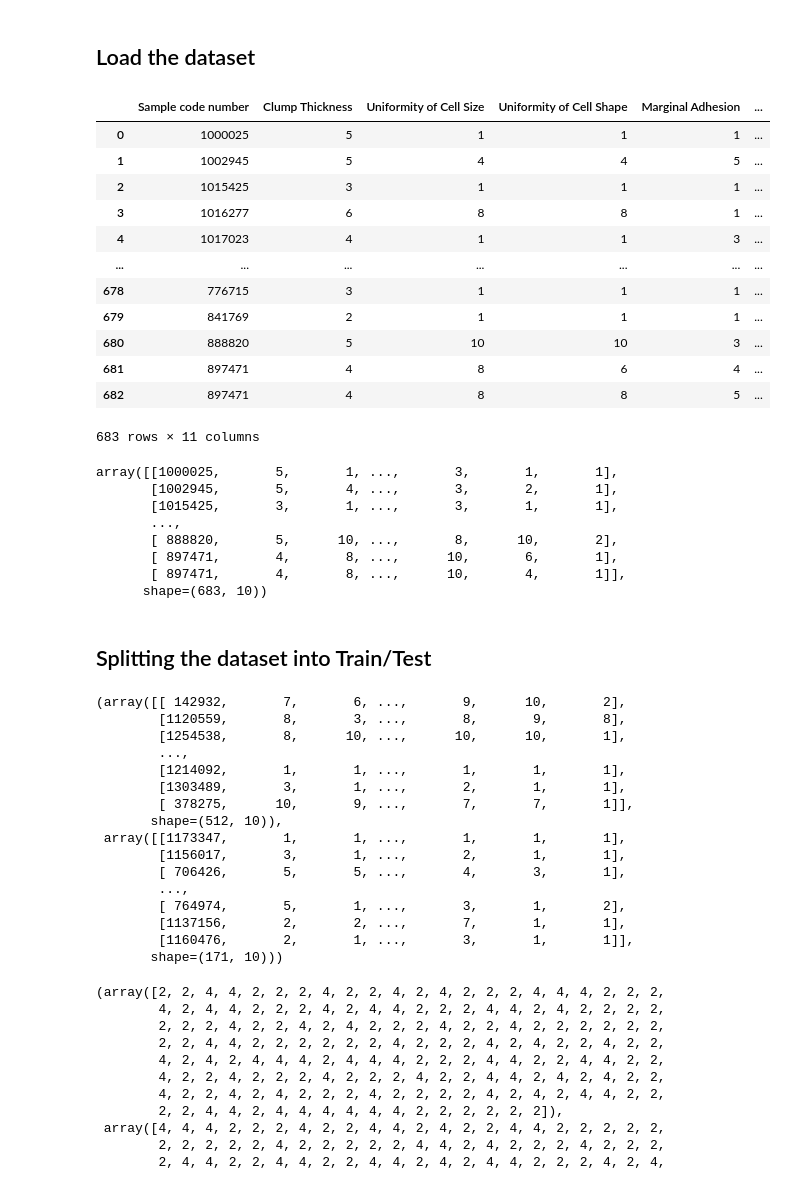
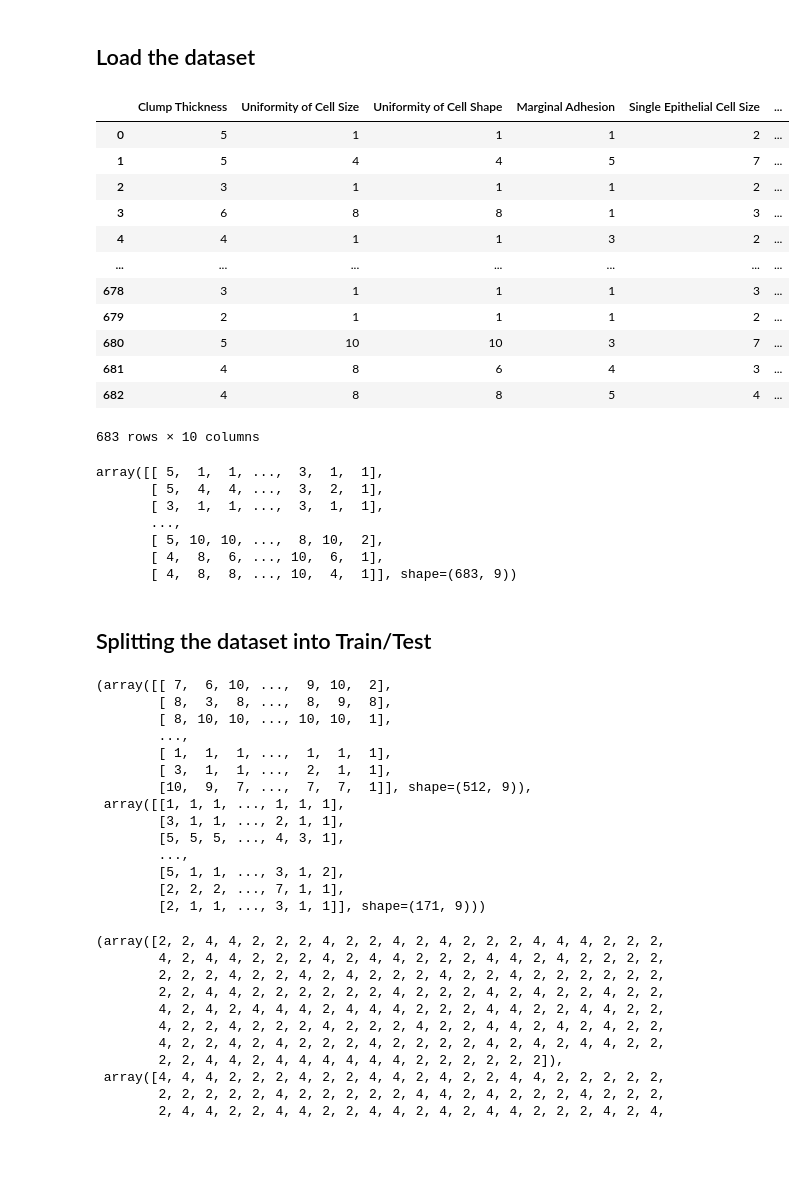
Before and after one commit to vishaltechevangelist/ml_a_to_z, a Jupyter notebook: notebooks/classification-models/model-evaluation-decision-tree-classification.ipynb, the cells around one changed output. Drawn from its saved outputs; the diff is of its cells as text; code cells hidden in the pictures; blank space fills up the shorter version.

```diff
--- a/notebooks/classification-models/model-evaluation-decision-tree-classification.ipynb
+++ b/notebooks/classification-models/model-evaluation-decision-tree-classification.ipynb
@@ -11,33 +11,33 @@ import os.path
 # %%
 raw_data_file_path = '/Users/vishalsaxena/Documents/DS_Workspace/udemy_ml_algo_python/data/raw/'
 dataset = pd.read_csv(os.path.join(raw_data_file_path, 'breast-cancer.csv'))
+dataset.drop(columns=['Sample code number'], inplace=True)
 dataset
 # %% [output]
-|  | Sample code number | Clump Thickness | Uniformity of Cell Size | Uniformity of Cell Shape | Marginal Adhesion | ... |
-| 0 | 1000025 | 5 | 1 | 1 | 1 | ... |
-| 1 | 1002945 | 5 | 4 | 4 | 5 | ... |
-| 2 | 1015425 | 3 | 1 | 1 | 1 | ... |
-| 3 | 1016277 | 6 | 8 | 8 | 1 | ... |
-| 4 | 1017023 | 4 | 1 | 1 | 3 | ... |
+|  | Clump Thickness | Uniformity of Cell Size | Uniformity of Cell Shape | Marginal Adhesion | Single Epithelial Cell Size | ... |
+| 0 | 5 | 1 | 1 | 1 | 2 | ... |
+| 1 | 5 | 4 | 4 | 5 | 7 | ... |
+| 2 | 3 | 1 | 1 | 1 | 2 | ... |
+| 3 | 6 | 8 | 8 | 1 | 3 | ... |
+| 4 | 4 | 1 | 1 | 3 | 2 | ... |
 | ... | ... | ... | ... | ... | ... | ... |
-| 678 | 776715 | 3 | 1 | 1 | 1 | ... |
-| 679 | 841769 | 2 | 1 | 1 | 1 | ... |
-| 680 | 888820 | 5 | 10 | 10 | 3 | ... |
-| 681 | 897471 | 4 | 8 | 6 | 4 | ... |
-| 682 | 897471 | 4 | 8 | 8 | 5 | ... |
+| 678 | 3 | 1 | 1 | 1 | 3 | ... |
+| 679 | 2 | 1 | 1 | 1 | 2 | ... |
+| 680 | 5 | 10 | 10 | 3 | 7 | ... |
+| 681 | 4 | 8 | 6 | 4 | 3 | ... |
+| 682 | 4 | 8 | 8 | 5 | 4 | ... |
-683 rows × 11 columns
+683 rows × 10 columns
 # %%
 X = dataset.iloc[:,:-1].values
 X
 # %% [output]
-array([[1000025,       5,       1, ...,       3,       1,       1],
-       [1002945,       5,       4, ...,       3,       2,       1],
-       [1015425,       3,       1, ...,       3,       1,       1],
+array([[ 5,  1,  1, ...,  3,  1,  1],
+       [ 5,  4,  4, ...,  3,  2,  1],
+       [ 3,  1,  1, ...,  3,  1,  1],
        ...,
-       [ 888820,       5,      10, ...,       8,      10,       2],
-       [ 897471,       4,       8, ...,      10,       6,       1],
-       [ 897471,       4,       8, ...,      10,       4,       1]],
-      shape=(683, 10))
+       [ 5, 10, 10, ...,  8, 10,  2],
+       [ 4,  8,  6, ..., 10,  6,  1],
+       [ 4,  8,  8, ..., 10,  4,  1]], shape=(683, 9))
 # %%
 y = dataset.iloc[:,-1].values
 # %% [markdown]
@@ -47,22 +47,20 @@ from sklearn.model_selection import train_test_split
 X_train, X_test, y_train, y_test = train_test_split(X, y, test_size=0.25, random_state=0)
 X_train, X_test
 # %% [output]
-(array([[ 142932,       7,       6, ...,       9,      10,       2],
-        [1120559,       8,       3, ...,       8,       9,       8],
-        [1254538,       8,      10, ...,      10,      10,       1],
+(array([[ 7,  6, 10, ...,  9, 10,  2],
+        [ 8,  3,  8, ...,  8,  9,  8],
+        [ 8, 10, 10, ..., 10, 10,  1],
         ...,
-        [1214092,       1,       1, ...,       1,       1,       1],
-        [1303489,       3,       1, ...,       2,       1,       1],
-        [ 378275,      10,       9, ...,       7,       7,       1]],
-       shape=(512, 10)),
- array([[1173347,       1,       1, ...,       1,       1,       1],
-        [1156017,       3,       1, ...,       2,       1,       1],
-        [ 706426,       5,       5, ...,       4,       3,       1],
+        [ 1,  1,  1, ...,  1,  1,  1],
+        [ 3,  1,  1, ...,  2,  1,  1],
+        [10,  9,  7, ...,  7,  7,  1]], shape=(512, 9)),
+ array([[1, 1, 1, ..., 1, 1, 1],
+        [3, 1, 1, ..., 2, 1, 1],
+        [5, 5, 5, ..., 4, 3, 1],
         ...,
-        [ 764974,       5,       1, ...,       3,       1,       2],
-        [1137156,       2,       2, ...,       7,       1,       1],
-        [1160476,       2,       1, ...,       3,       1,       1]],
-       shape=(171, 10)))
+        [5, 1, 1, ..., 3, 1, 2],
+        [2, 2, 2, ..., 7, 1, 1],
+        [2, 1, 1, ..., 3, 1, 1]], shape=(171, 9)))
 # %%
 y_test, y_train
 # %% [output]
```
Also changed, not shown: parts of 1 cell of this notebook, 1 other file.
